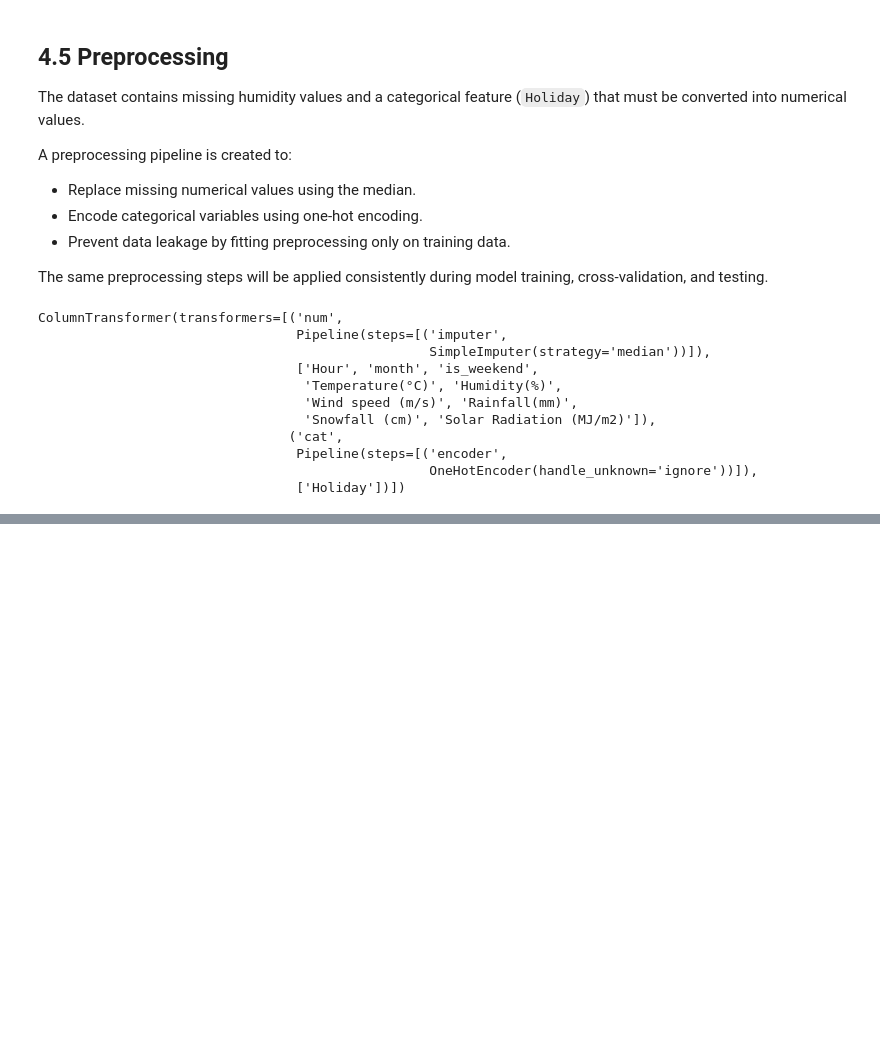
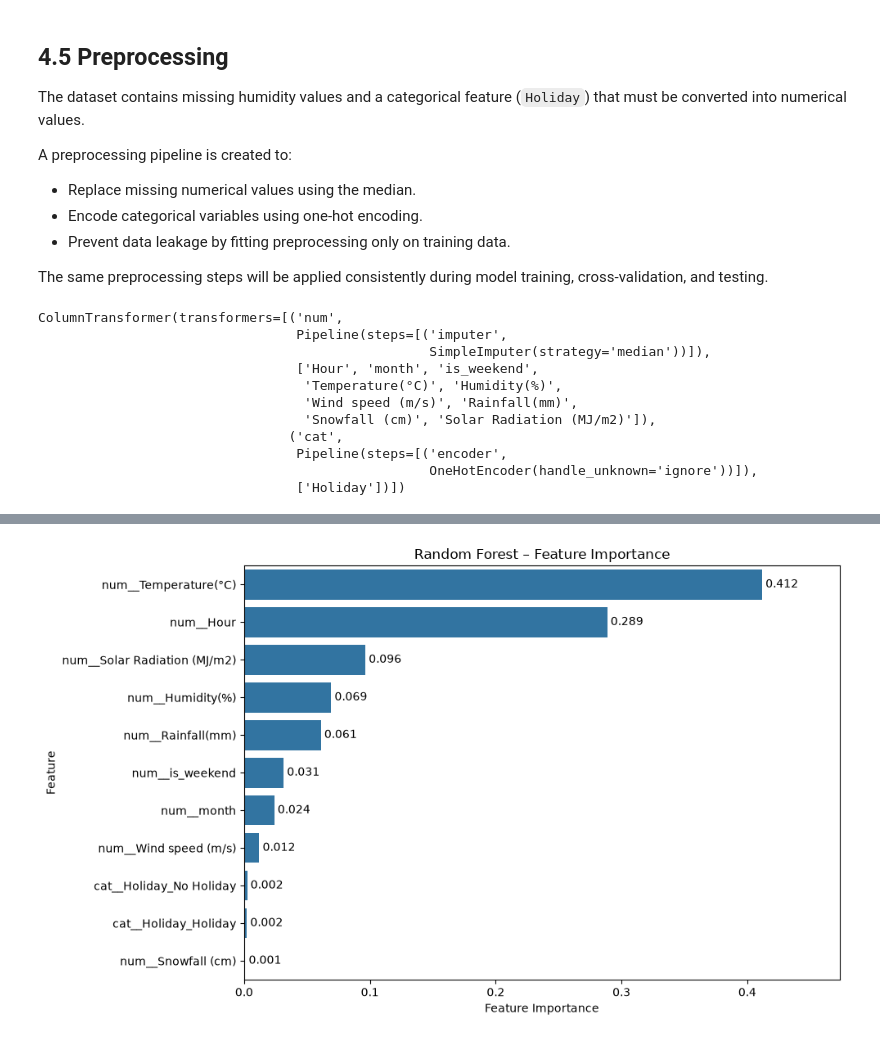
Before and after one commit to ChandaNovent/BikeFlow, a Jupyter notebook: 01_bikeflow_analysis.ipynb, the cells around one changed output, grey strips where cells are left out. Cells and saved outputs as stored; diff of their text form; code cells hidden in the pictures; blank space fills up the shorter version.

```diff
--- a/01_bikeflow_analysis.ipynb
+++ b/01_bikeflow_analysis.ipynb
@@ -1034,0 +1646,33 @@ ColumnTransformer(transformers=[('num',
+# %%
+
+# Create a horizontal bar chart
+plt.figure(figsize=(10, 6))
+
+# Plot features in descending order of importance
+ax = sns.barplot(
+    data=importance_df,
+    x="Importance",
+    y="Feature"
+)
+
+# Add exact importance values at the end of each bar
+for container in ax.containers:
+    ax.bar_label(
+        container,
+        fmt="%.3f",
+        padding=3
+    )
+
+# Add extra space for the value labels
+ax.set_xlim(0, importance_df["Importance"].max() * 1.15)
+
+# Add title and axis labels
+plt.title("Random Forest – Feature Importance")
+plt.xlabel("Feature Importance")
+plt.ylabel("Feature")
+
+# Adjust spacing and display the chart
+plt.tight_layout()
+plt.show()
+# %% [output]
+[figure, added]
```
Also changed, not shown: parts of 28 cells of this notebook.
